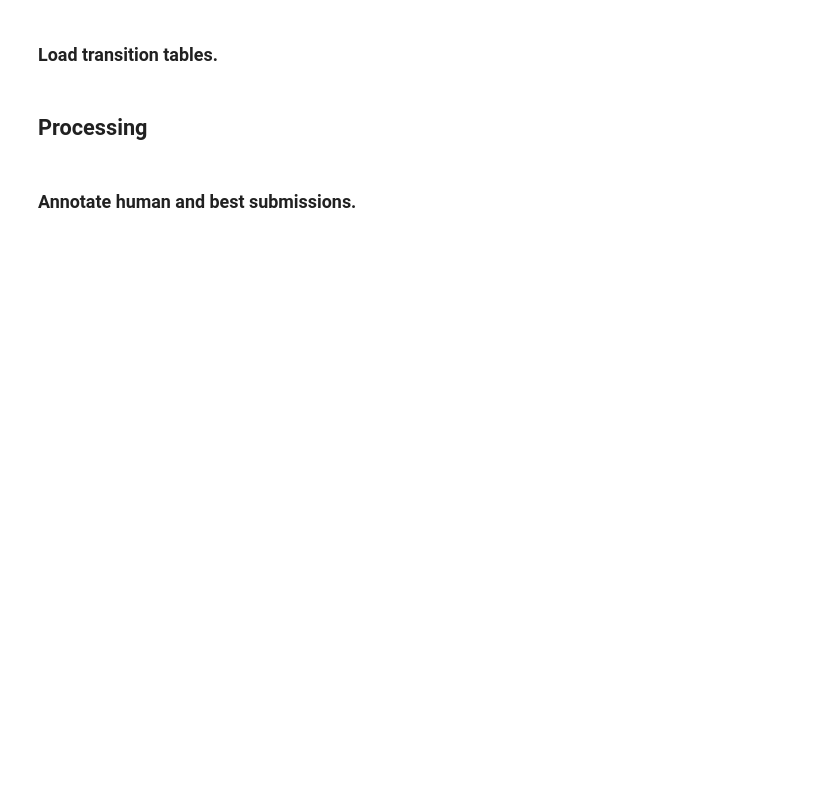
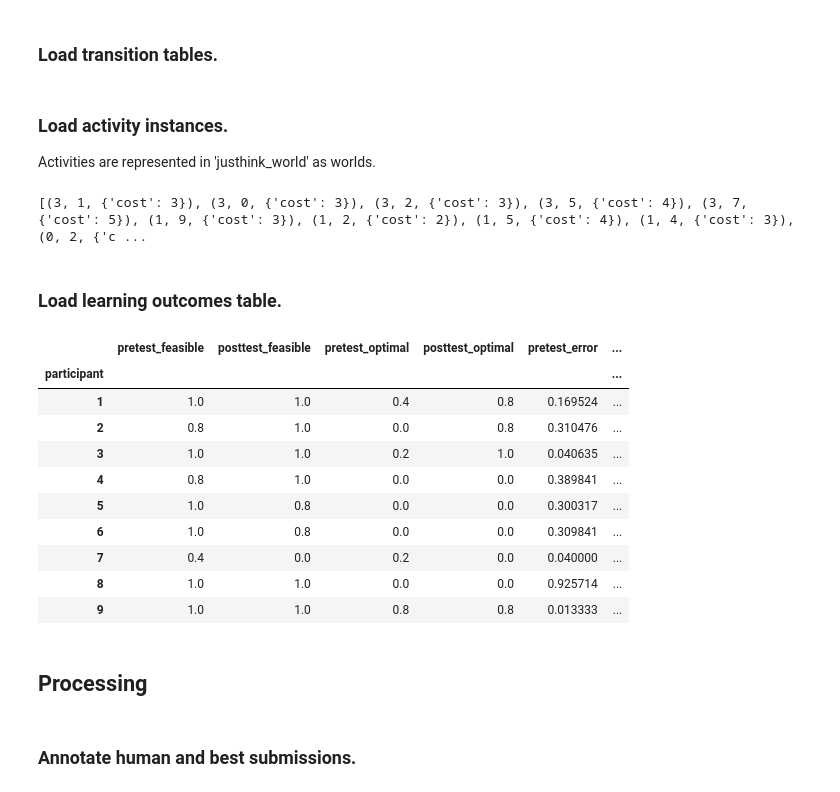
Before and after one commit to utku-norman/justhink-preexp-analysis, a Jupyter notebook: analysis/tools/4_RQ2_analyze_performance_over_time.ipynb, the cells around one changed output. Cells and saved outputs as stored; diff of their text form; code cells hidden in the pictures; blank space fills up the shorter version.

```diff
--- a/analysis/tools/4_RQ2_analyze_performance_over_time.ipynb
+++ b/analysis/tools/4_RQ2_analyze_performance_over_time.ipynb
@@ -36,17 +41,20 @@ sns.set_context('paper', font_scale=1.5, rc={"lines.linewidth": 2.5})
 # %% [markdown]
 ### Define paths.
 # %%
-# Inputs/outputs.
+# Inputs.
 transitions_pickle_file = pl.Path(
     '../processed_data/justhink21_transitions.pickle')
 submissions_pickle_file = pl.Path(
     '../processed_data/justhink21_submissions.pickle')
+learning_file = pl.Path(
+    '../processed_data/justhink21_learning_outcomes.csv')
 
 # Outputs.
 figs_dir = pl.Path('../figures')
-perf_best_file = figs_dir.joinpath('performance_best.pdf')
-perf_extrema_file = figs_dir.joinpath('performance_first_to_last.pdf')
-evolution_file = figs_dir.joinpath('performance_evolution.pdf')
+perf_best_fig_file = figs_dir.joinpath('performance_best.pdf')
+perf_extrema_fig_file = figs_dir.joinpath('performance_first_to_last.pdf')
+evolution_fig_file = figs_dir.joinpath('performance_evolution.pdf')
+action_quality_fig_file = figs_dir.joinpath('quality_actions.pdf')
 
 performance_file = pl.Path(
     '../processed_data/justhink21_task_performance.csv')
@@ -73,12 +81,47 @@ with transitions_pickle_file.open('rb') as handle:
     transitions = pickle.load(handle)
 
 
-# # Example:
-# transitions.keys()
-# pd.options.display.max_columns = None
-# df = transitions[9]
-# df = df.loc[df['activity'] == 'collaboration-2']
+# Example:
+transitions.keys()
+pd.options.display.max_columns = None
+df = transitions[9]
+df = df.loc[df['activity'] == 'collaboration-2']
 # df.head()
+# %% [markdown]
+### Load activity instances.
+Activities are represented in 'justhink_world' as worlds.
+# %%
+worlds = create_all_worlds()
+
+# Consider the test and collaboration worlds.
+worlds = {k: v for k, v in worlds.items() if 'test' in k or 'collab' in k}
+
+# Example:
+# Print information on the activities.
+# The name of the activity.
+# name = 'pretest-1'
+name = 'collaboration-1'
+# Background network connections and costs for that activity.
+print(worlds[name].env.state.network.graph.edges(data=True))
+# %% [output]
+[(3, 1, {'cost': 3}), (3, 0, {'cost': 3}), (3, 2, {'cost': 3}), (3, 5, {'cost': 4}), (3, 7, {'cost': 5}), (1, 9, {'cost': 3}), (1, 2, {'cost': 2}), (1, 5, {'cost': 4}), (1, 4, {'cost': 3}), (0, 2, {'c ...
+# %% [markdown]
+### Load learning outcomes table.
+# %%
+learning_df = pd.read_csv(learning_file, index_col=0)
+learning_df
+# %% [output]
+|  | pretest_feasible | posttest_feasible | pretest_optimal | posttest_optimal | pretest_error | ... |
+| participant |  |  |  |  |  | ... |
+| 1 | 1.0 | 1.0 | 0.4 | 0.8 | 0.169524 | ... |
+| 2 | 0.8 | 1.0 | 0.0 | 0.8 | 0.310476 | ... |
+| 3 | 1.0 | 1.0 | 0.2 | 1.0 | 0.040635 | ... |
+| 4 | 0.8 | 1.0 | 0.0 | 0.0 | 0.389841 | ... |
+| 5 | 1.0 | 0.8 | 0.0 | 0.0 | 0.300317 | ... |
+| 6 | 1.0 | 0.8 | 0.0 | 0.0 | 0.309841 | ... |
+| 7 | 0.4 | 0.0 | 0.2 | 0.0 | 0.040000 | ... |
+| 8 | 1.0 | 1.0 | 0.0 | 0.0 | 0.925714 | ... |
+| 9 | 1.0 | 1.0 | 0.8 | 0.8 | 0.013333 | ... |
 # %% [markdown]
 ## Processing
 # %% [markdown]
```
Also changed, not shown: parts of 22 cells of this notebook, 27 other files.
